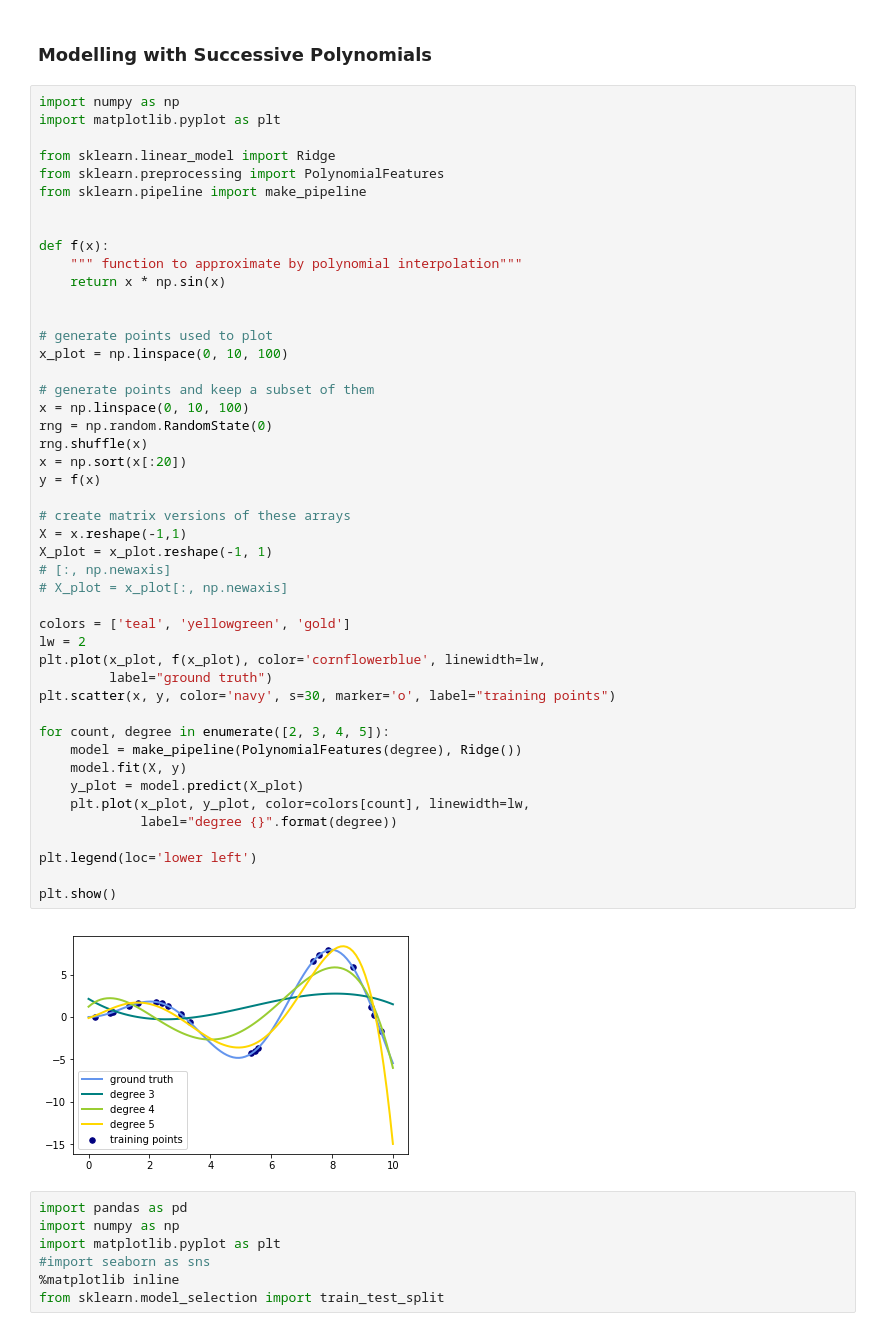
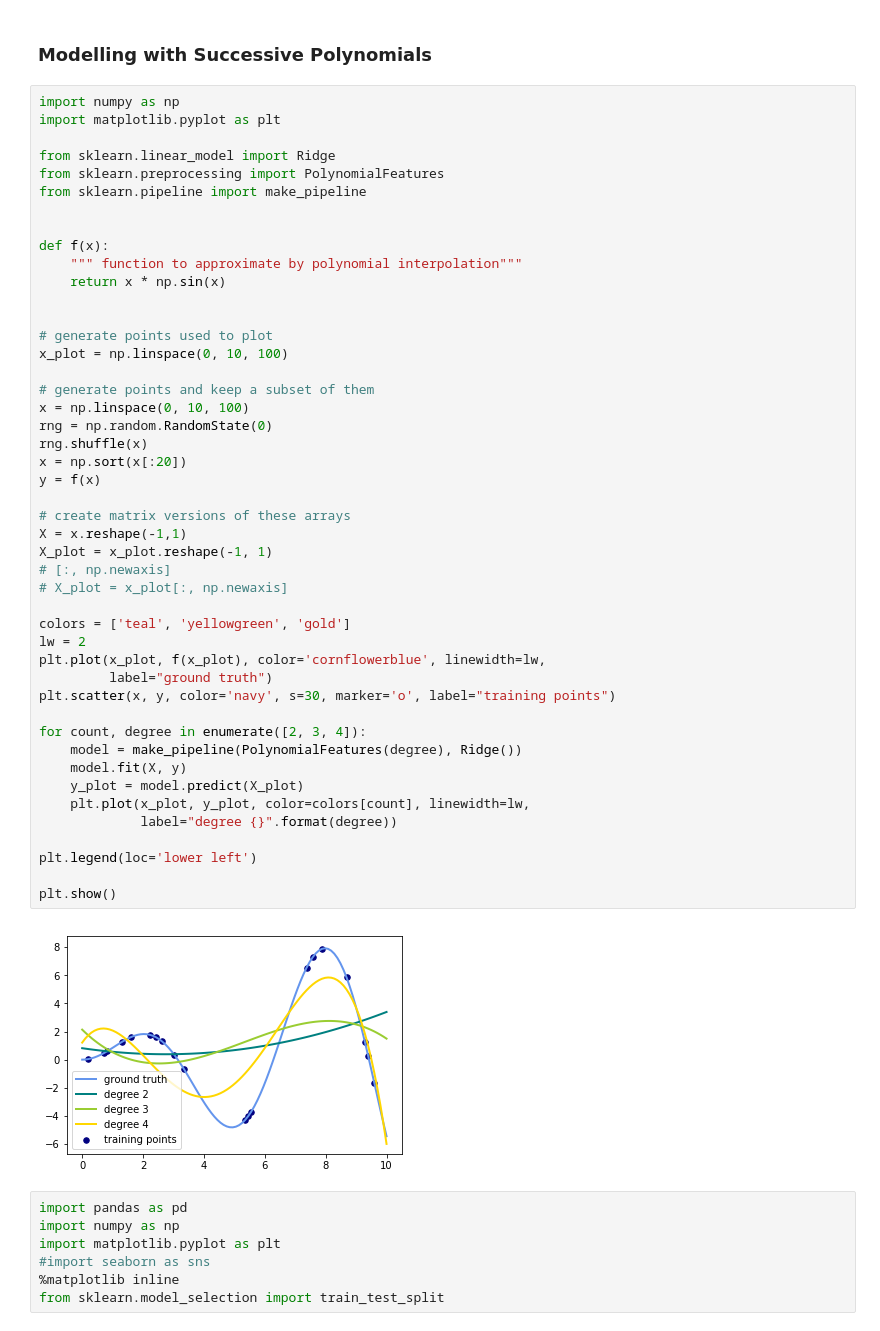
Before and after one commit to calebdagenhart/ds-skills-polynomial-pipeline-atlanta-ds-100918, a Jupyter notebook: index.ipynb, the cells around one changed output. Saved outputs shown, nothing was run; the diff lists cells and outputs as text.

```diff
--- a/index.ipynb
+++ b/index.ipynb
@@ -96,35 +96,35 @@ x_plot = np.linspace(0, 10, 100)
 
 # generate points and keep a subset of them
 x = np.linspace(0, 10, 100)
 rng = np.random.RandomState(0)
 rng.shuffle(x)
 x = np.sort(x[:20])
 y = f(x)
 
 # create matrix versions of these arrays
 X = x.reshape(-1,1)
 X_plot = x_plot.reshape(-1, 1)
 # [:, np.newaxis]
 # X_plot = x_plot[:, np.newaxis]
 
 colors = ['teal', 'yellowgreen', 'gold']
 lw = 2
 plt.plot(x_plot, f(x_plot), color='cornflowerblue', linewidth=lw,
          label="ground truth")
 plt.scatter(x, y, color='navy', s=30, marker='o', label="training points")
 
-for count, degree in enumerate([2, 3, 4, 5]):
+for count, degree in enumerate([2, 3, 4]):
     model = make_pipeline(PolynomialFeatures(degree), Ridge())
     model.fit(X, y)
     y_plot = model.predict(X_plot)
     plt.plot(x_plot, y_plot, color=colors[count], linewidth=lw,
              label="degree {}".format(degree))
 
 plt.legend(loc='lower left')
 
 plt.show()
 # %% [output]
-[figure, old version]
+[figure, new version]
 # %%
 import pandas as pd
 import numpy as np
```
